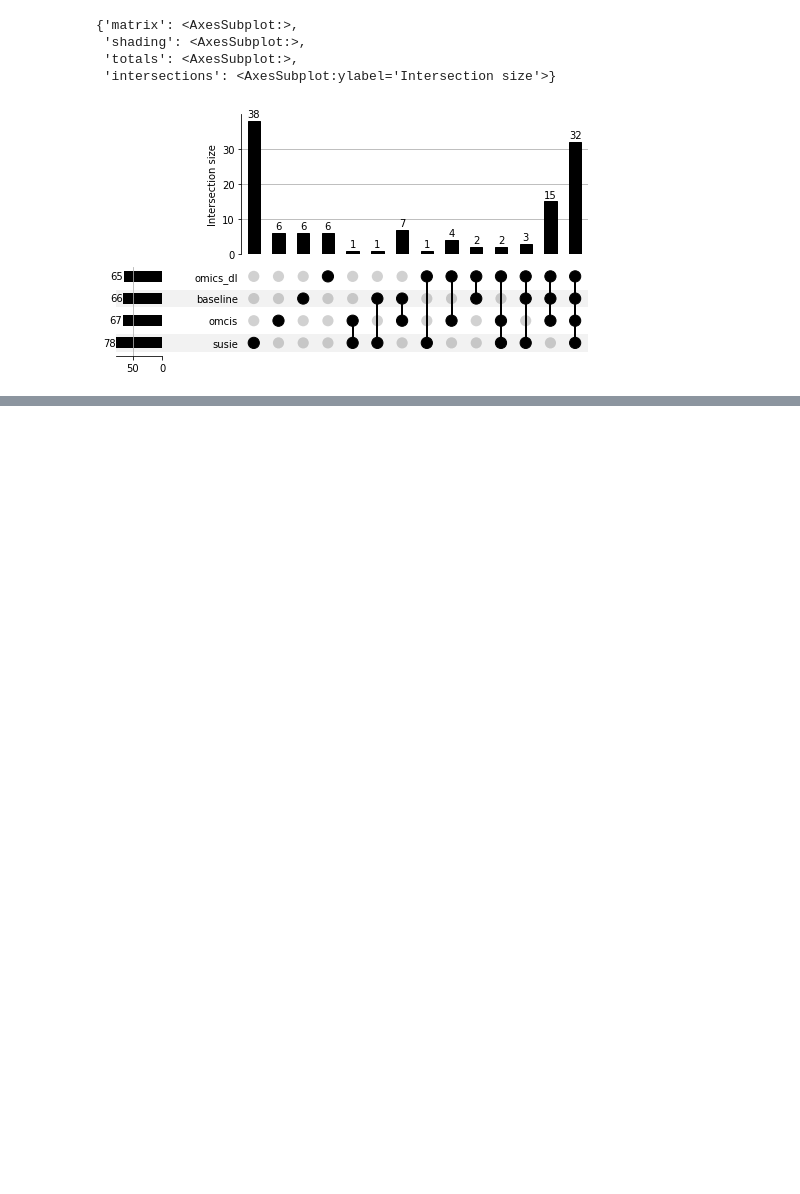
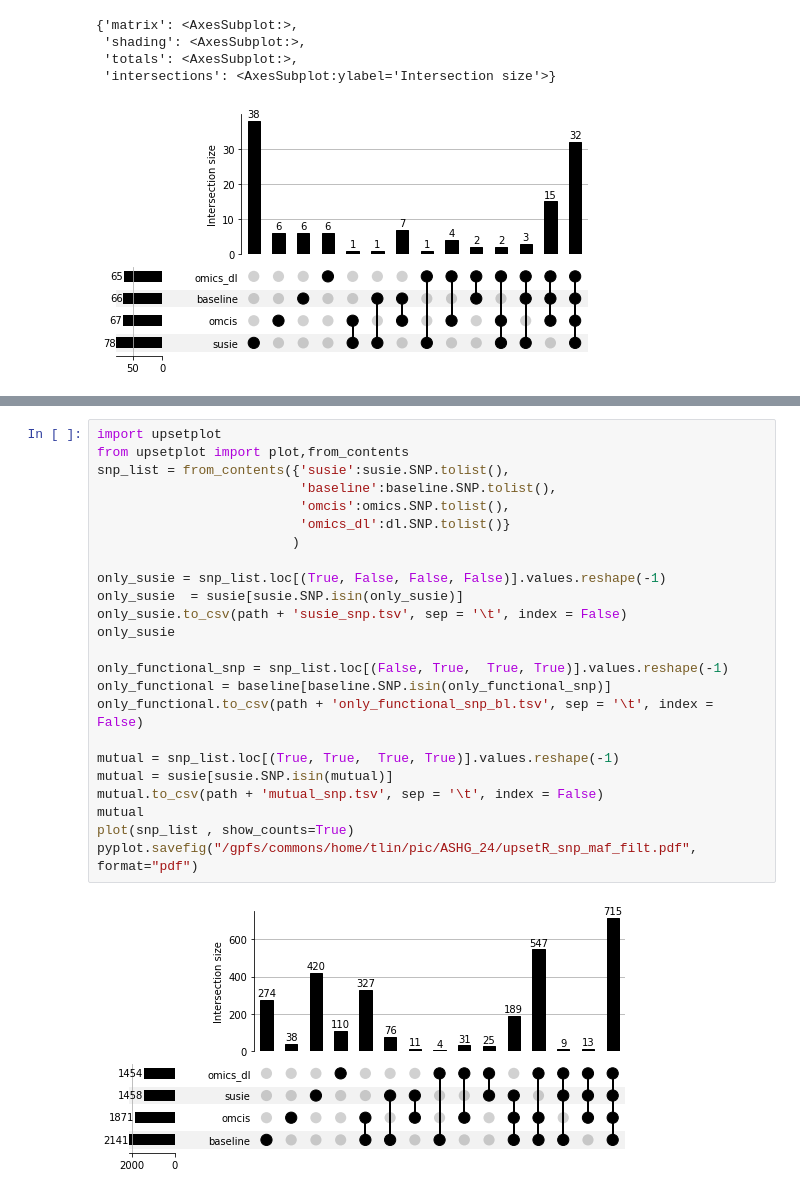
Before and after one commit to teresa-sansan/ADSP_polyfun, a Jupyter notebook: coloc/snp_of_interest.ipynb, the cells around one changed output, grey strips where cells are left out. Saved outputs shown, nothing was run; the diff lists cells and outputs as text; blank space fills up the shorter version.

```diff
--- a/coloc/snp_of_interest.ipynb
+++ b/coloc/snp_of_interest.ipynb
@@ -512,0 +531,26 @@ plot(snp_list , show_counts=True)
+# %%
+import upsetplot
+from upsetplot import plot,from_contents
+snp_list = from_contents({'susie':susie.SNP.tolist(),
+                          'baseline':baseline.SNP.tolist(),
+                          'omcis':omics.SNP.tolist(),
+                          'omics_dl':dl.SNP.tolist()}
+                         )
+
+only_susie = snp_list.loc[(True, False, False, False)].values.reshape(-1)
+only_susie  = susie[susie.SNP.isin(only_susie)]
+only_susie.to_csv(path + 'susie_snp.tsv', sep = '\t', index = False)
+only_susie
+
+only_functional_snp = snp_list.loc[(False, True,  True, True)].values.reshape(-1)
+only_functional = baseline[baseline.SNP.isin(only_functional_snp)]
+only_functional.to_csv(path + 'only_functional_snp_bl.tsv', sep = '\t', index = False)
+
+mutual = snp_list.loc[(True, True,  True, True)].values.reshape(-1)
+mutual = susie[susie.SNP.isin(mutual)]
+mutual.to_csv(path + 'mutual_snp.tsv', sep = '\t', index = False)
+mutual
+plot(snp_list , show_counts=True)
+pyplot.savefig("/gpfs/commons/home/tlin/pic/ASHG_24/upsetR_snp_maf_filt.pdf", format="pdf")
+# %% [output]
+[figure, added]
```
Also changed, not shown: parts of 22 cells of this notebook, 7 other files.
